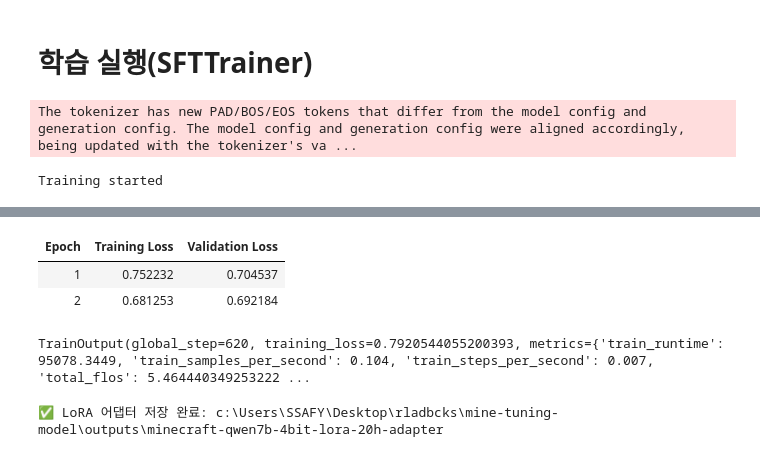
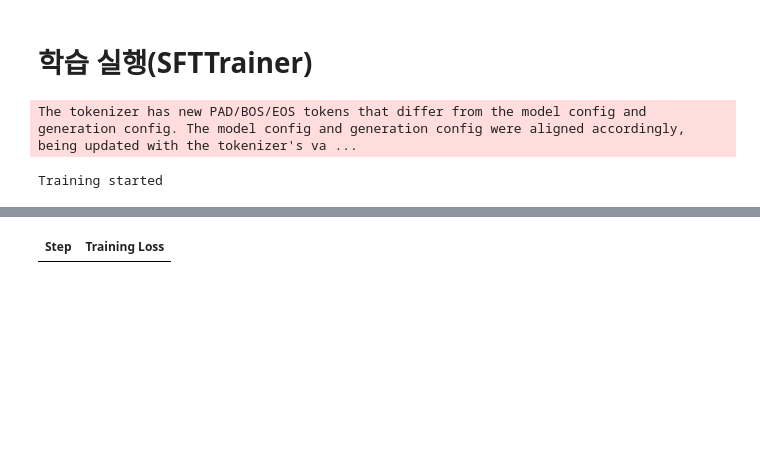
Before and after one commit to doyeon789/mine-tuning-model, a Jupyter notebook: mine-tuning-FT-gpt-local.ipynb, the cells around one changed output, grey strips where cells are left out. Saved outputs shown, nothing was run; the diff lists cells and outputs as text; code cells hidden in the pictures; blank space fills up the shorter version.

```diff
--- a/mine-tuning-FT-gpt-local.ipynb
+++ b/mine-tuning-FT-gpt-local.ipynb
@@ -211,7 +218,7 @@ model = AutoModelForCausalLM.from_pretrained(
     model_id,
     quantization_config=bnb_config,
     dtype=COMPUTE_DTYPE,
-    device_map="auto",
+    device_map={"": 0},
     trust_remote_code=True,
 )
 
@@ -249,12 +256,12 @@ else:
 
     model = prepare_model_for_kbit_training(
         model,
-        use_gradient_checkpointing=False,
+        use_gradient_checkpointing=True,
     )
 
     lora_config = LoraConfig(
-        r=16,  # Higher rank increases trainable parameters and VRAM use.
-        lora_alpha=32,
+        r=8,  # Higher rank increases trainable parameters and VRAM use.
+        lora_alpha=16,
         target_modules=[
             "q_proj", "k_proj",
             "v_proj", "o_proj",
@@ -268,8 +275,10 @@ else:
     model = get_peft_model(model, lora_config)
     model.print_trainable_parameters()
 
-if hasattr(model, "gradient_checkpointing_disable"):
-    model.gradient_checkpointing_disable()
+if hasattr(model, "gradient_checkpointing_enable"):
+    model.gradient_checkpointing_enable()
+if hasattr(model, "enable_input_require_grads"):
+    model.enable_input_require_grads()
 model.config.use_cache = False
 # %% [output]
 trainable params: 20,185,088 || all params: 7,635,801,600 || trainable%: 0.2643
@@ -282,7 +291,7 @@ import os
 import torch
 
 # Defaults for running this cell without re-running the local setup cell.
-OUTPUT_DIR = globals().get("OUTPUT_DIR", "./outputs/minecraft-qwen7b-4bit-lora-r16-8k")
+OUTPUT_DIR = globals().get("OUTPUT_DIR", "./outputs/minecraft-qwen7b-4bit-lora-full-r8-b4")
 USE_BF16 = globals().get("USE_BF16", torch.cuda.is_bf16_supported())
 USE_FP16 = globals().get("USE_FP16", not USE_BF16)
 
@@ -296,26 +305,25 @@ if torch.cuda.is_available():
 
 training_args = SFTConfig(
     output_dir=str(OUTPUT_DIR),
-    num_train_epochs=int(os.getenv("NUM_TRAIN_EPOCHS", "2")),
+    num_train_epochs=int(os.getenv("NUM_TRAIN_EPOCHS", "1")),
 
-    # Starter LoRA settings for a local 16GB VRAM setup.
+    # Full-data LoRA settings for a local 16GB VRAM setup.
     # Effective batch size = per_device_train_batch_size * gradient_accumulation_steps.
-    per_device_train_batch_size=1,
-    per_device_eval_batch_size=1,
-    gradient_accumulation_steps=16,
+    per_device_train_batch_size=4,
+    per_device_eval_batch_size=4,
+    gradient_accumulation_steps=4,
 
-    learning_rate=float(os.getenv("LEARNING_RATE", "1.5e-4")),
+    learning_rate=float(os.getenv("LEARNING_RATE", "2e-4")),
     bf16=USE_BF16,
     fp16=USE_FP16,
-    gradient_checkpointing=False,
+    gradient_checkpointing=True,
 
     logging_steps=25,
-    eval_strategy="epoch",
-    save_strategy="epoch",
-    save_total_limit=3,
-    load_best_model_at_end=True,
-    metric_for_best_model="eval_loss",
-    greater_is_better=False,
+    eval_strategy="epoch" if eval_data is not None else "no",
+    save_strategy="steps",
+    save_steps=500,
+    save_total_limit=2,
+    load_best_model_at_end=False,
 
     warmup_steps=int(os.getenv("WARMUP_STEPS", "10")),
     lr_scheduler_type="cosine",
@@ -344,12 +352,9 @@ Training started
-| Epoch | Training Loss | Validation Loss |
-| 1 | 0.752232 | 0.704537 |
-| 2 | 0.681253 | 0.692184 |
+| Step | Training Loss |
-TrainOutput(global_step=620, training_loss=0.7920544055200393, metrics={'train_runtime': 95078.3449, 'train_samples_per_second': 0.104, 'train_steps_per_second': 0.007, 'total_flos': 5.464440349253222 ...
 # %%
 from pathlib import Path
 
 # 앞의 로컬 환경 설정 셀을 실행하지 않았을 때를 대비한 기본값
-ADAPTER_SAVE_PATH = globals().get("ADAPTER_SAVE_PATH", Path("./outputs/minecraft-qwen7b-4bit-lora-r16-8k-adapter"))
+ADAPTER_SAVE_PATH = globals().get("ADAPTER_SAVE_PATH", Path("./outputs/minecraft-qwen7b-4bit-lora-full-r8-b4-adapter"))
 
 # 학습 완료 후 LoRA 어댑터 저장
 # - 추론/RAG 노트북에서 이 경로를 불러와 fine-tuned 모델로 사용 가능
@@ -359,5 +364,3 @@ trainer.model.save_pretrained(adapter_save_path)
 tokenizer.save_pretrained(adapter_save_path)
 
 print(f"✅ LoRA 어댑터 저장 완료: {adapter_save_path}")
-# %% [output]
-✅ LoRA 어댑터 저장 완료: c:\Users\SSAFY\Desktop\rladbcks\mine-tuning-model\outputs\minecraft-qwen7b-4bit-lora-20h-adapter
```
Also changed, not shown: parts of 3 cells of this notebook.
